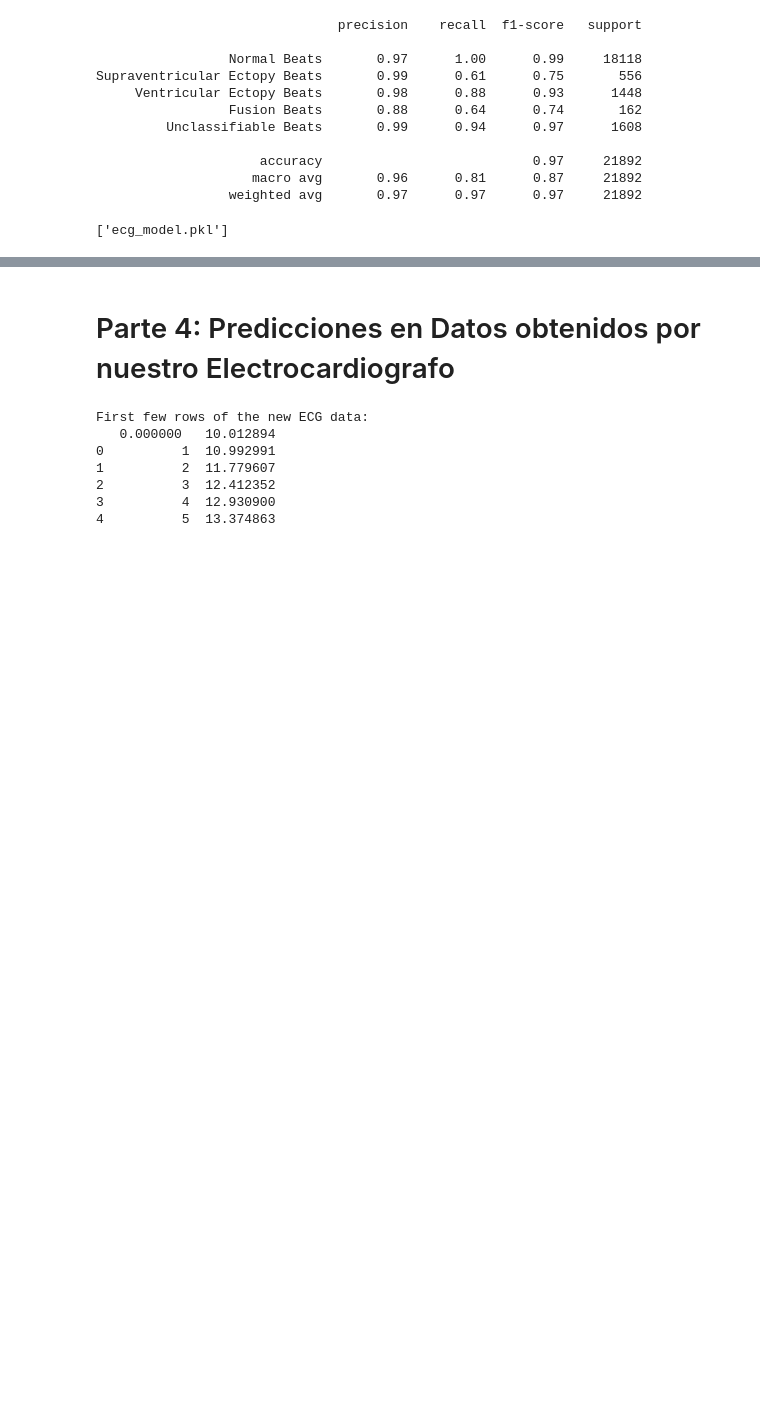
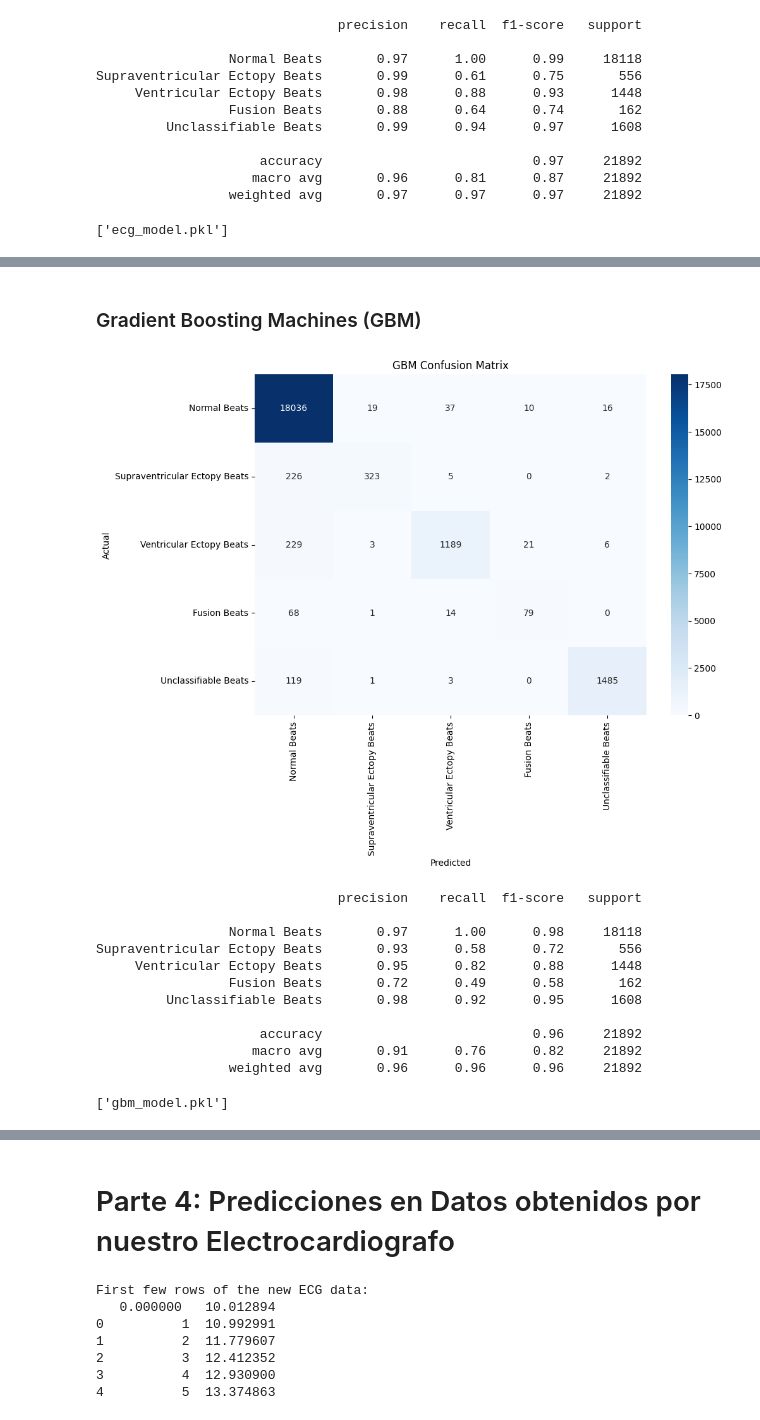
Before and after one commit to diegotrascasa/TFG_Diego_Trascasa_Garcia, a Jupyter notebook: AnalisisBueno.ipynb, the cells around one changed output, grey strips where cells are left out. Cells and saved outputs as stored; diff of their text form; code cells hidden in the pictures; blank space fills up the shorter version.

```diff
--- a/AnalisisBueno.ipynb
+++ b/AnalisisBueno.ipynb
@@ -143,0 +279,43 @@ Supraventricular Ectopy Beats       0.99      0.61      0.75       556
+# %% [markdown]
+### Gradient Boosting Machines (GBM)
+# %%
+from sklearn.ensemble import GradientBoostingClassifier
+
+# Inicializar y entrenar el clasificador Gradient Boosting
+gbm_model = GradientBoostingClassifier(random_state=42)
+gbm_model.fit(X_train, y_train)
+
+# Predecir los resultados del conjunto de prueba
+gbm_y_pred = gbm_model.predict(X_test)
+
+# Generar la matriz de confusión
+gbm_cm = confusion_matrix(y_test, gbm_y_pred)
+
+# Graficar la matriz de confusión
+plt.figure(figsize=(10, 7))
+sns.heatmap(gbm_cm, annot=True, fmt='d', cmap='Blues', xticklabels=labels, yticklabels=labels)
+plt.xlabel('Predicted')
+plt.ylabel('Actual')
+plt.title('GBM Confusion Matrix')
+plt.show()
+
+# Imprimir el reporte de clasificación
+gbm_report = classification_report(y_test, gbm_y_pred, target_names=labels)
+print(gbm_report)
+
+# Guardar el modelo en un archivo
+joblib.dump(gbm_model, 'gbm_model.pkl')
+# %% [output]
+[figure, added]
+                               precision    recall  f1-score   support
+
+                 Normal Beats       0.97      1.00      0.98     18118
+Supraventricular Ectopy Beats       0.93      0.58      0.72       556
+     Ventricular Ectopy Beats       0.95      0.82      0.88      1448
+                 Fusion Beats       0.72      0.49      0.58       162
+         Unclassifiable Beats       0.98      0.92      0.95      1608
+
+                     accuracy                           0.96     21892
+                    macro avg       0.91      0.76      0.82     21892
+                 weighted avg       0.96      0.96      0.96     21892
+['gbm_model.pkl']
```
Also changed, not shown: parts of 11 cells of this notebook.
